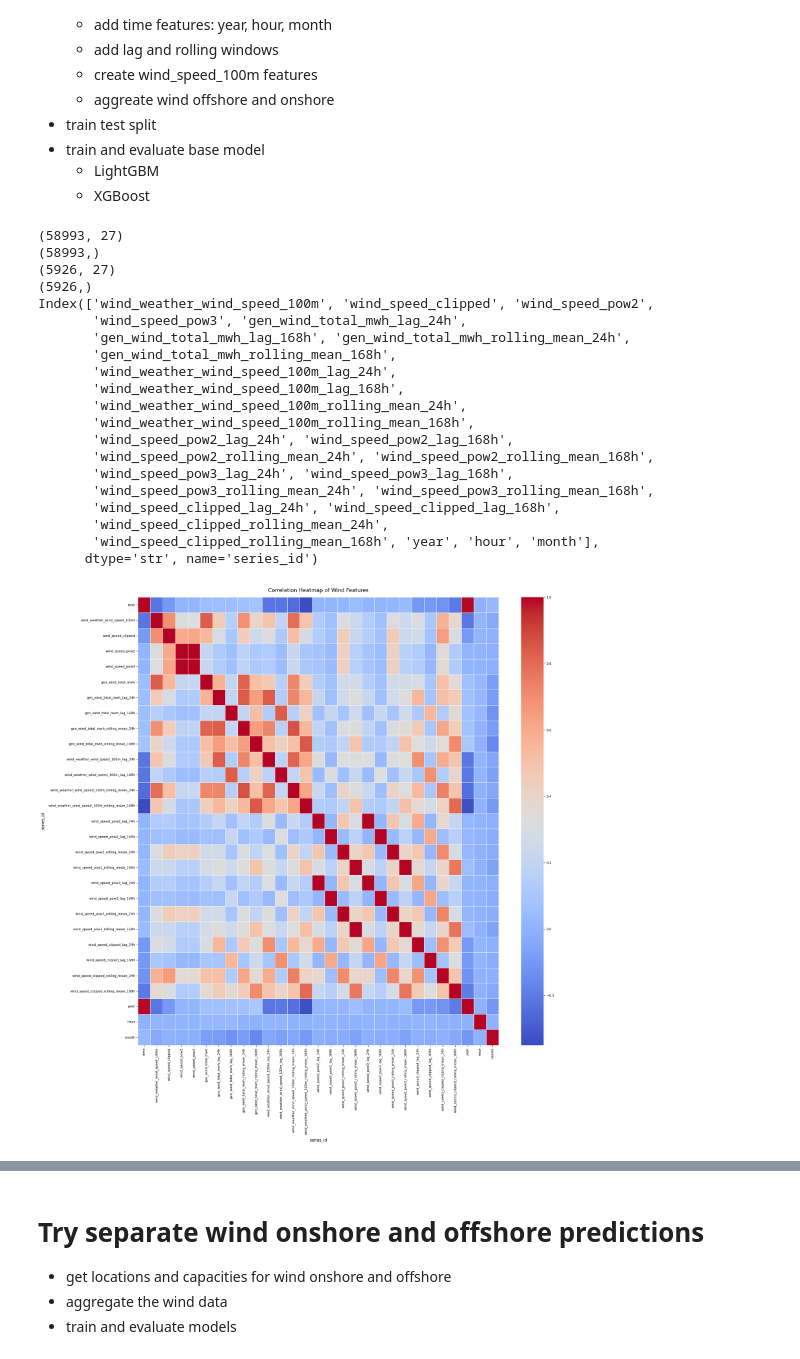
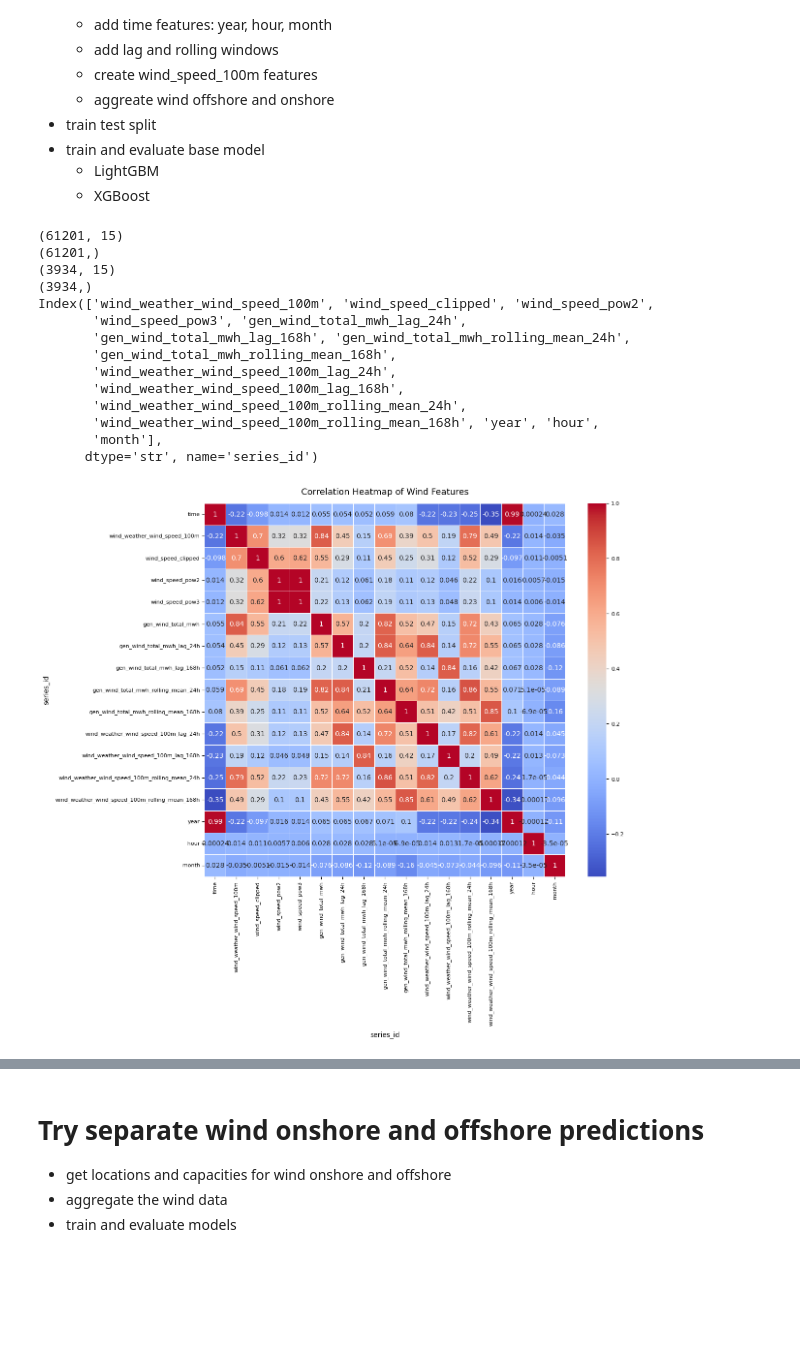
Before and after one commit to SW-oasen/electricity_price_forecast, a Jupyter notebook: notebook/05_train_wind_gen_model.ipynb, the cells around one changed output, grey strips where cells are left out. Saved outputs shown, nothing was run; the diff lists cells and outputs as text; code cells hidden in the pictures; blank space fills up the shorter version.

```diff
--- a/notebook/05_train_wind_gen_model.ipynb
+++ b/notebook/05_train_wind_gen_model.ipynb
@@ -119,47 +82,12 @@ from util.time_features import TimeFeatureCreator
 from src.config import DE_STATE_CODES, PANDEMIC_START, PANDEMIC_END
 import pandas as pd
 
-cols_wind_features = ['gen_wind_offshore_mwh',
-                      'gen_wind_onshore_mwh',
-                      #'wind_weather_wind_direction_100m',
-                      'wind_weather_wind_speed_100m']
+df = load_time_series_data_from_db()
 
-df_wind = df[cols_wind_features].copy().reset_index()
-
-# Physical thresholds for wind generation
-# Cut-in: ~3m/s, Rated: ~13m/s, Cut-out: ~25m/s
-v = df_wind['wind_weather_wind_speed_100m']
-df_wind['wind_speed_clipped'] = v.clip(lower=3.0, upper=25.0)
-
-# Power is proportional to v^3, but levels off at rated speed (~13m/s)
-v_rated = v.clip(upper=13.0)
-df_wind['wind_speed_pow2'] = v_rated ** 2
-df_wind['wind_speed_pow3'] = v_rated ** 3
-
-df_wind['gen_wind_total_mwh'] = df_wind['gen_wind_offshore_mwh'] + df_wind['gen_wind_onshore_mwh']
-df_wind = df_wind.drop(['gen_wind_offshore_mwh', 'gen_wind_onshore_mwh'], axis=1)
-
-# Create lag and rolling features
-df_wind = create_lag_rolling_features(df_wind,
-                                      ['gen_wind_total_mwh', 'wind_weather_wind_speed_100m', 'wind_speed_pow2', 'wind_speed_pow3', 'wind_speed_clipped'] ,
-                                      lags=(24, 168),
-                                      rolling_windows=(24, 168))
-
-# Create time features
-tfc = TimeFeatureCreator(
-    country="DE",
-    state_codes=DE_STATE_CODES,
-    pandemic_start=PANDEMIC_START,
-    pandemic_end=PANDEMIC_END,
-    time_column="time",
-    include_features=["year", "month", "hour"]
-)
-
-df_wind = tfc.create(df_wind, year=int(df_wind["time"].dt.year.max()))
-df_wind = df_wind.dropna().reset_index(drop=True)
+df_wind = prepare_historical_wind_features(df)
 
 # train test split
-train_end_date = pd.Timestamp("2025-10-01", tz="UTC")
+train_end_date = pd.Timestamp("2026-01-01", tz="UTC")
 wind_features_train, wind_target_train, wind_features_test, wind_target_test = train_test_split_by_date(
     df_wind, 'time', 'gen_wind_total_mwh', train_end_date
 )
@@ -170,10 +98,10 @@ print(wind_features_test.shape)
 print(wind_target_test.shape)
 print(wind_features_train.columns)
 # %% [output]
-(58993, 27)
-(58993,)
-(5926, 27)
-(5926,)
+(61201, 15)
+(61201,)
+(3934, 15)
+(3934,)
 Index(['wind_weather_wind_speed_100m', 'wind_speed_clipped', 'wind_speed_pow2',
        'wind_speed_pow3', 'gen_wind_total_mwh_lag_24h',
        'gen_wind_total_mwh_lag_168h', 'gen_wind_total_mwh_rolling_mean_24h',
@@ -181,24 +109,18 @@ Index(['wind_weather_wind_speed_100m', 'wind_speed_clipped', 'wind_speed_pow2',
        'wind_weather_wind_speed_100m_lag_24h',
        'wind_weather_wind_speed_100m_lag_168h',
        'wind_weather_wind_speed_100m_rolling_mean_24h',
-       'wind_weather_wind_speed_100m_rolling_mean_168h',
-       'wind_speed_pow2_lag_24h', 'wind_speed_pow2_lag_168h',
-       'wind_speed_pow2_rolling_mean_24h', 'wind_speed_pow2_rolling_mean_168h',
-       'wind_speed_pow3_lag_24h', 'wind_speed_pow3_lag_168h',
-       'wind_speed_pow3_rolling_mean_24h', 'wind_speed_pow3_rolling_mean_168h',
-       'wind_speed_clipped_lag_24h', 'wind_speed_clipped_lag_168h',
-       'wind_speed_clipped_rolling_mean_24h',
-       'wind_speed_clipped_rolling_mean_168h', 'year', 'hour', 'month'],
+       'wind_weather_wind_speed_100m_rolling_mean_168h', 'year', 'hour',
+       'month'],
       dtype='str', name='series_id')
 # %%
 # plot correlation heatmap of the features
 import seaborn as sns
-plt.figure(figsize=(20, 20))
-sns.heatmap(df_wind.corr(), annot=False, cmap='coolwarm', linewidths=0.5)
+plt.figure(figsize=(12, 10))
+sns.heatmap(df_wind.corr(), annot=True, cmap='coolwarm', linewidths=0.5)
 plt.title("Correlation Heatmap of Wind Features")
 plt.show()
 # %% [output]
-[figure, old version]
+[figure, new version]
 # %%
 # tune the best LightGBM model using Optuna
 from lightgbm import LGBMRegressor
```
Also changed, not shown: parts of 5 cells of this notebook, 11 other files.
